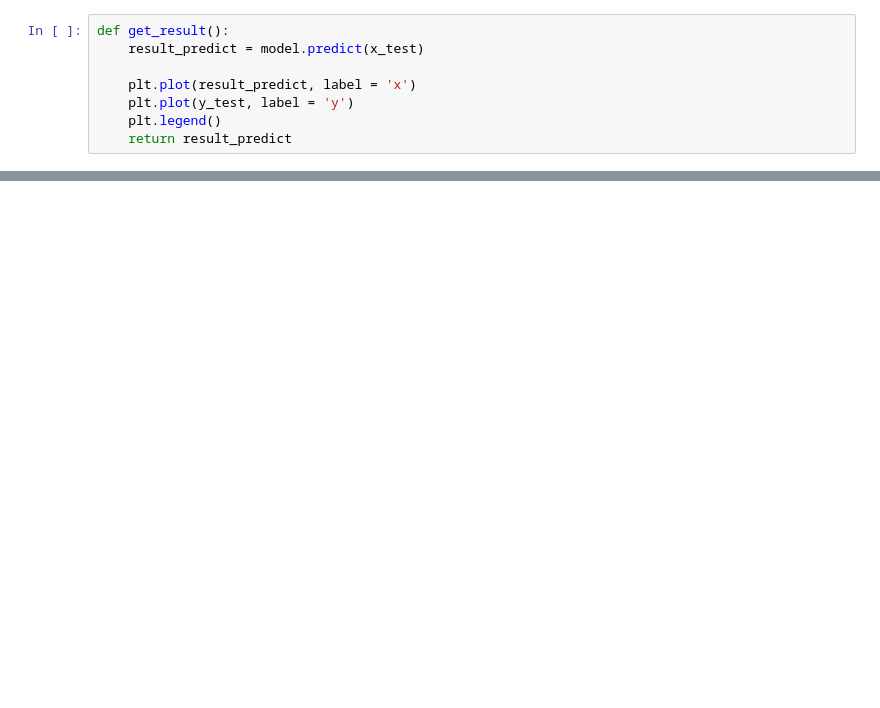
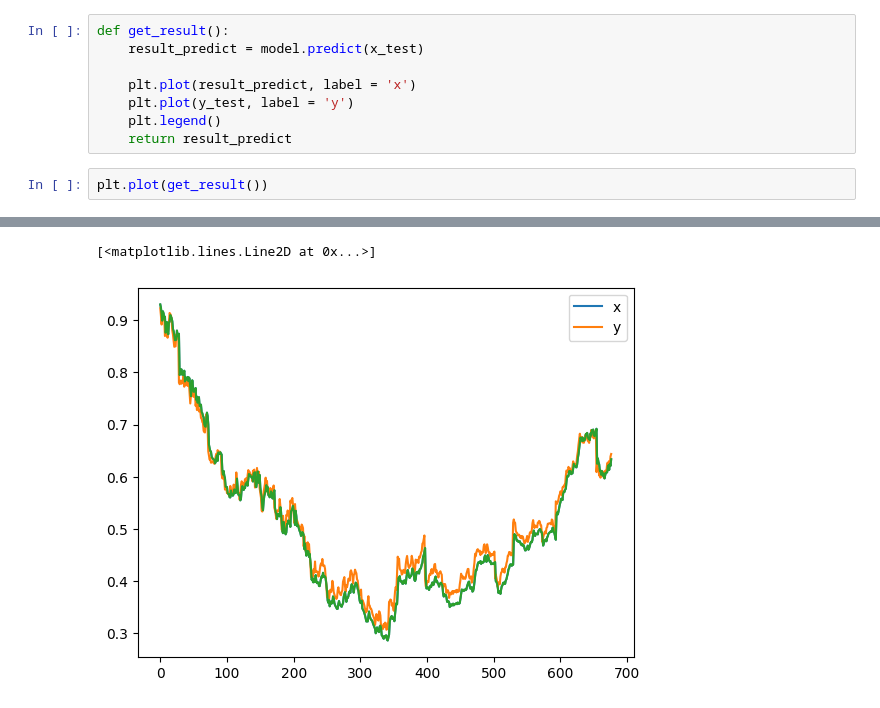
Before and after one commit to Mjorni/ML_Trading, a Jupyter notebook: main.ipynb, the cells around one changed output, grey strips where cells are left out. Drawn from its saved outputs; the diff is of its cells as text; blank space fills up the shorter version.

```diff
--- a/main.ipynb
+++ b/main.ipynb
@@ -128,3 +126,6 @@ def get_result():
     plt.plot(y_test, label = 'y')
     plt.legend()
     return result_predict
+# %%
+plt.plot(get_result())
+# %% [output]
@@ -131,3 +133,5 @@ def get_result():
+[<matplotlib.lines.Line2D at 0x...>]
+[figure, added]
 # %%
 
 mse = np.mean(((get_result() - y_test) ** 2))
```
Also changed, not shown: parts of 5 cells of this notebook.
